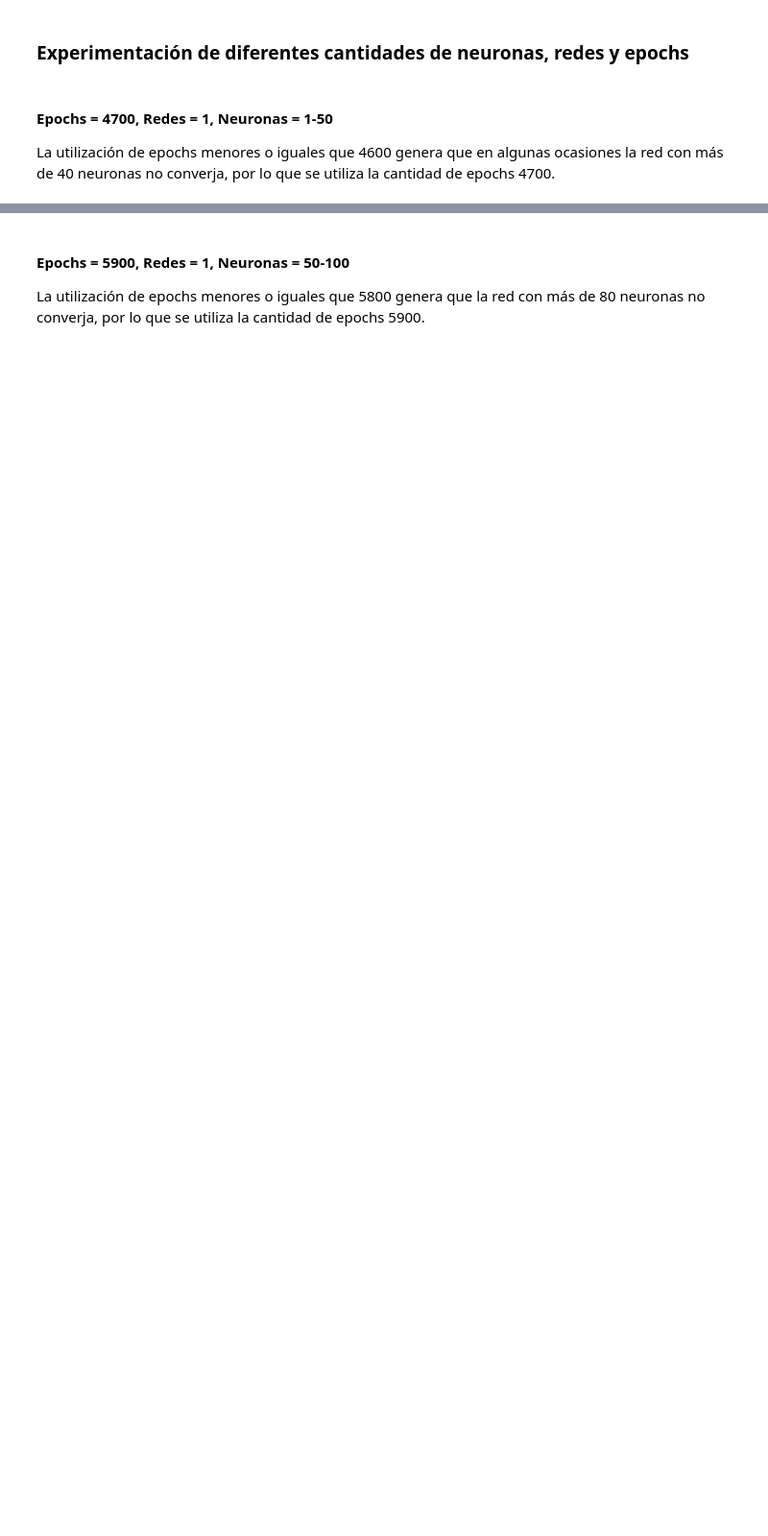
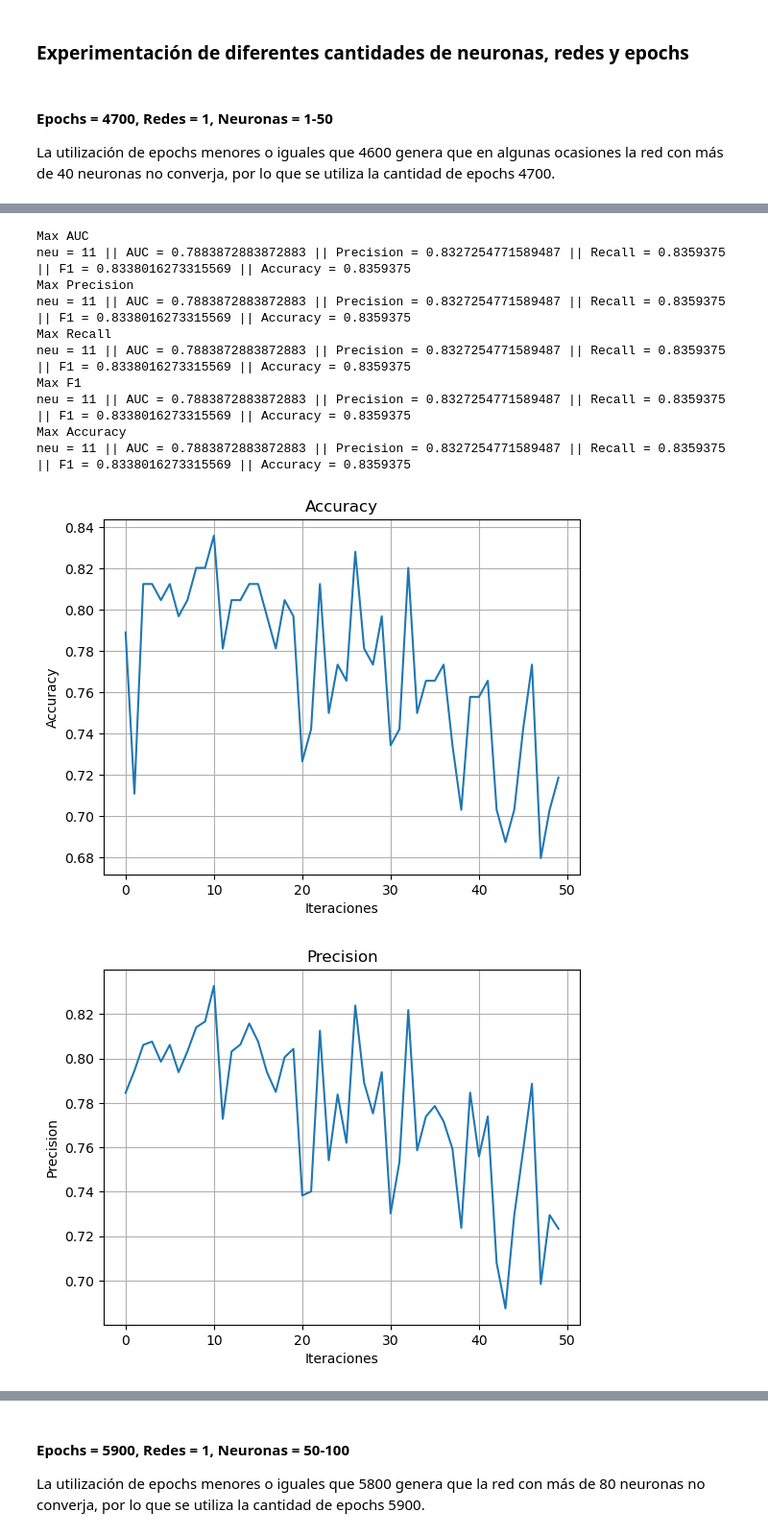
Before and after one commit to RavenInDisguise/ProyectoI_IA, a Jupyter notebook: proyecto_1.ipynb, the cells around one changed output, grey strips where cells are left out. Shown at 96% size. Drawn from its saved outputs; the diff is of its cells as text; code cells hidden in the pictures; blank space fills up the shorter version.

```diff
--- a/proyecto_1.ipynb
+++ b/proyecto_1.ipynb
@@ -837 +644,37 @@ Accuracy: 0.72
 [figure]
+# %%
+maxAuc = max(lst, key=lambda x:x['auc'])
+maxPrec = max(lst, key=lambda x:x['prec'])
+maxRec = max(lst, key=lambda x:x['rec'])
+maxF1 = max(lst, key=lambda x:x['f1'])
+maxAcc = max(lst, key=lambda x:x['acc'])
+
+print("Max AUC")
+print(f"neu = {maxAuc['neu']} || AUC = {maxAuc['auc']} || Precision = {maxAuc['prec']} || Recall = {maxAuc['rec']} || F1 = {maxAuc['f1']} || Accuracy = {maxAuc['acc']}")
+print("Max Precision")
+print(f"neu = {maxPrec['neu']} || AUC = {maxPrec['auc']} || Precision = {maxPrec['prec']} || Recall = {maxPrec['rec']} || F1 = {maxPrec['f1']} || Accuracy = {maxPrec['acc']}")
+print("Max Recall")
+print(f"neu = {maxRec['neu']} || AUC = {maxRec['auc']} || Precision = {maxRec['prec']} || Recall = {maxRec['rec']} || F1 = {maxRec['f1']} || Accuracy = {maxRec['acc']}")
+print("Max F1")
+print(f"neu = {maxF1['neu']} || AUC = {maxF1['auc']} || Precision = {maxF1['prec']} || Recall = {maxF1['rec']} || F1 = {maxF1['f1']} || Accuracy = {maxF1['acc']}")
+print("Max Accuracy")
+print(f"neu = {maxAcc['neu']} || AUC = {maxAcc['auc']} || Precision = {maxAcc['prec']} || Recall = {maxAcc['rec']} || F1 = {maxAcc['f1']} || Accuracy = {maxAcc['acc']}")
+
+printAccGraph(lst)
+printPrecGraph(lst)
+printRecGraph(lst)
+printF1Graph(lst)
+printAucGraph(lst)
+# %% [output]
+Max AUC
+neu = 11 || AUC = 0.7883872883872883 || Precision = 0.8327254771589487 || Recall = 0.8359375 || F1 = 0.8338016273315569 || Accuracy = 0.8359375
+Max Precision
+neu = 11 || AUC = 0.7883872883872883 || Precision = 0.8327254771589487 || Recall = 0.8359375 || F1 = 0.8338016273315569 || Accuracy = 0.8359375
+Max Recall
+neu = 11 || AUC = 0.7883872883872883 || Precision = 0.8327254771589487 || Recall = 0.8359375 || F1 = 0.8338016273315569 || Accuracy = 0.8359375
+Max F1
+neu = 11 || AUC = 0.7883872883872883 || Precision = 0.8327254771589487 || Recall = 0.8359375 || F1 = 0.8338016273315569 || Accuracy = 0.8359375
+Max Accuracy
+neu = 11 || AUC = 0.7883872883872883 || Precision = 0.8327254771589487 || Recall = 0.8359375 || F1 = 0.8338016273315569 || Accuracy = 0.8359375
+[figure, added]
+[figure, added]
```
Also changed, not shown: parts of 41 cells of this notebook.
